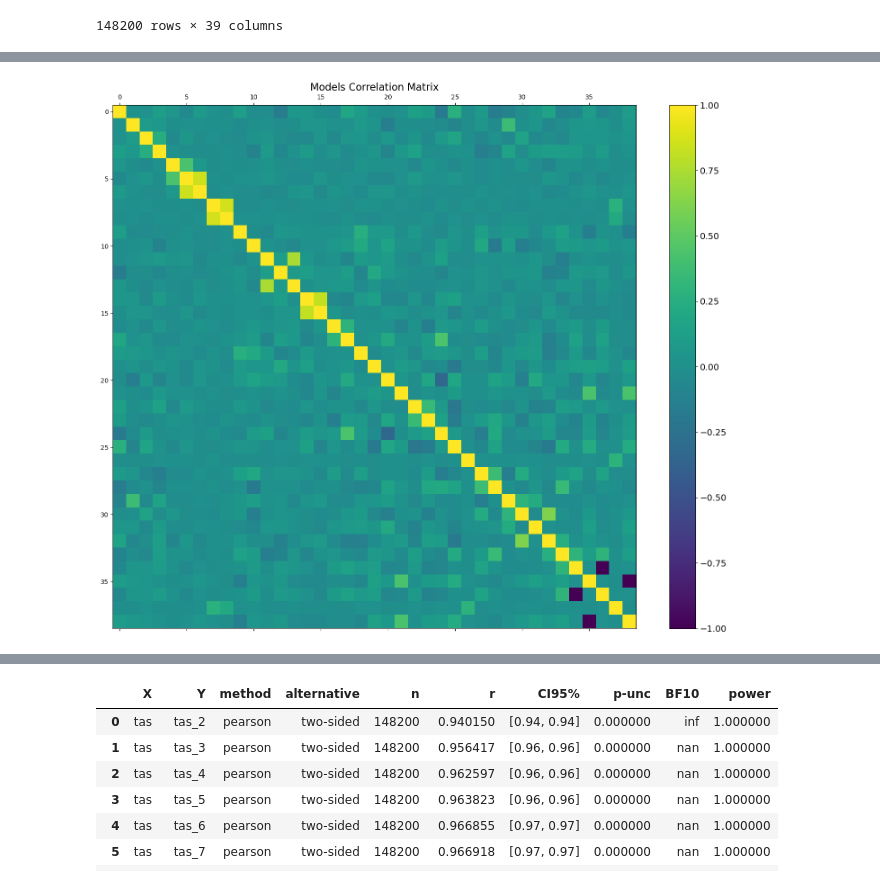
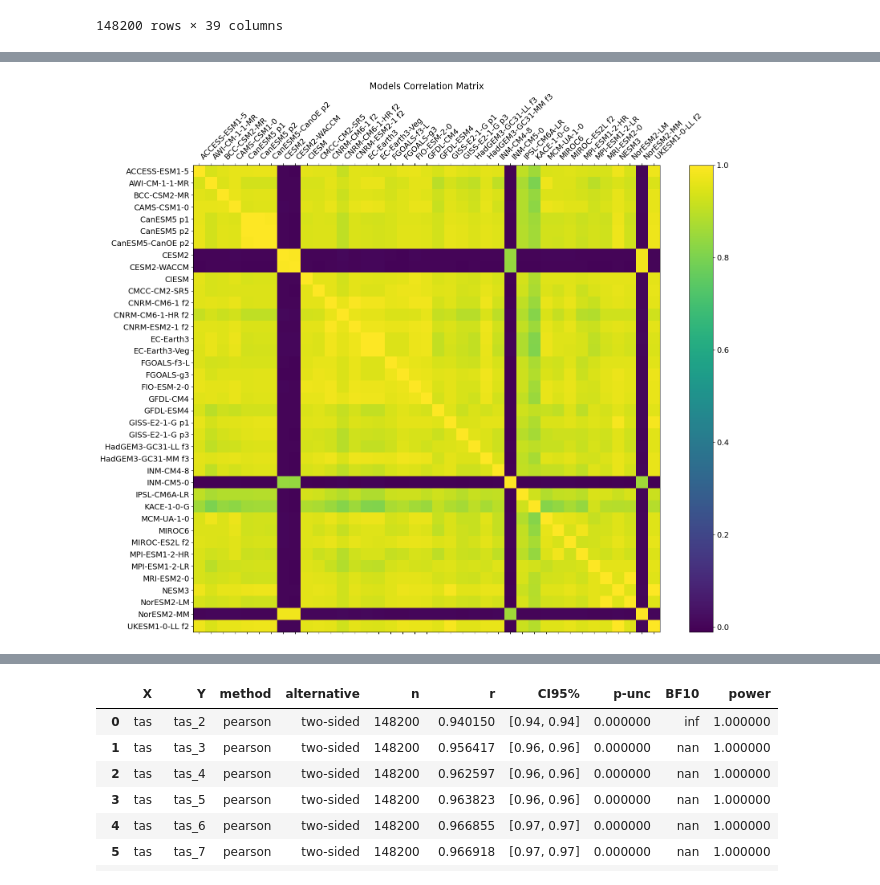
Before and after one commit to opticwiznub/Honours-Thesis, a Jupyter notebook: code/pcorr.ipynb, the cells around one changed output, grey strips where cells are left out. Saved outputs shown, nothing was run; the diff lists cells and outputs as text; code cells hidden in the pictures.

```diff
--- a/code/pcorr.ipynb
+++ b/code/pcorr.ipynb
@@ -25,3 +26,12 @@ edge_weights
 | 37 | 1.002469e-01 | 3.816660e-05 | 2.131669e-08 | 3.573191e-14 | 5.270602e-04 | 4.565193e-03 | 7.094660e-02 | 4.003478e-02 | 1.714084e-02 | 6.259533e-03 | ... | ... |
 | 38 | 4.276542e-01 | 4.404569e-01 | 4.261739e-01 | 4.284818e-01 | 4.296164e-01 | 4.277767e-01 | 4.251338e-01 | 4.363338e-01 | 4.391662e-01 | 4.436882e-01 | ... | ... |
 39 rows × 39 columns
+# %%
+file = open("model_names.txt", "r")
+data = file.read()
+data_into_list = data.split("\n")
+file.close()
+
+names = data_into_list
+names.pop(0)
+names
@@ -73,3 +101,6 @@ df
 | 148198 | 295.820404 | 297.221680 | 298.484406 | 297.945587 | 297.443146 | 297.509857 | 297.399323 | 297.165375 | 296.805939 | 297.560577 | ... | ... |
 | 148199 | 296.729889 | 298.185516 | 299.366486 | 299.296753 | 298.408569 | 298.476410 | 298.392365 | 297.564270 | 297.220520 | 298.330902 | ... | ... |
 148200 rows × 39 columns
+# %%
+df.columns = names
+df
@@ -97,0 +153,3 @@ pcorr
+# %%
+corr =df.corr()
+corr
@@ -98,10 +175,10 @@ pcorr
 # %%
 f = plt.figure(figsize=(19, 15))
-plt.matshow(pcorr, fignum=f.number)
-# plt.xticks(range(corr.select_dtypes(['number']).shape[1]), corr.select_dtypes(['number']).columns, fontsize=14, rotation=45, ha='left')
-# plt.yticks(range(corr.select_dtypes(['number']).shape[1]), corr.select_dtypes(['number']).columns, fontsize=14)
+plt.matshow(corr, fignum=f.number)
+plt.xticks(range(corr.select_dtypes(['number']).shape[1]), corr.select_dtypes(['number']).columns, fontsize=14, rotation=45, ha='left')
+plt.yticks(range(corr.select_dtypes(['number']).shape[1]), corr.select_dtypes(['number']).columns, fontsize=14)
 cb = plt.colorbar()
 cb.ax.tick_params(labelsize=14)
 plt.title('Models Correlation Matrix', fontsize=16);
 # %% [output]
-[figure, old version]
+[figure, new version]
```
Also changed, not shown: parts of 8 cells of this notebook, 29 other files.
